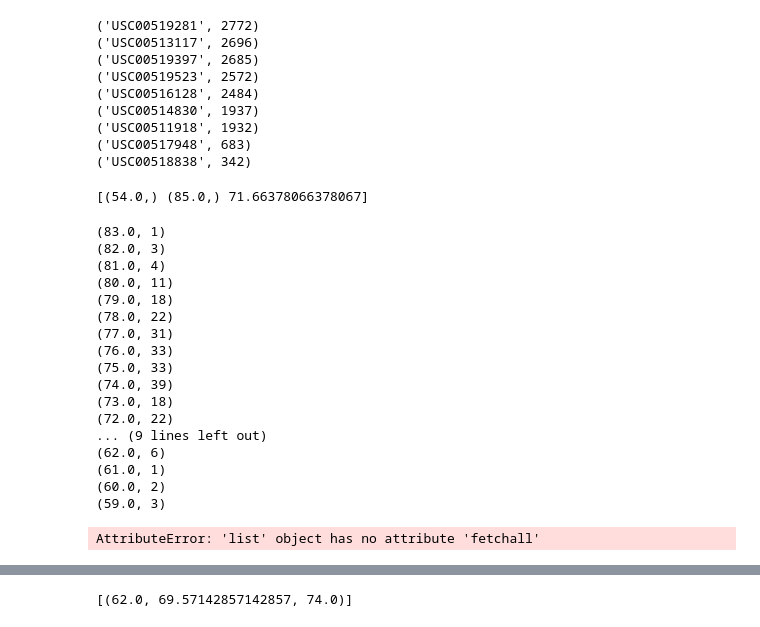
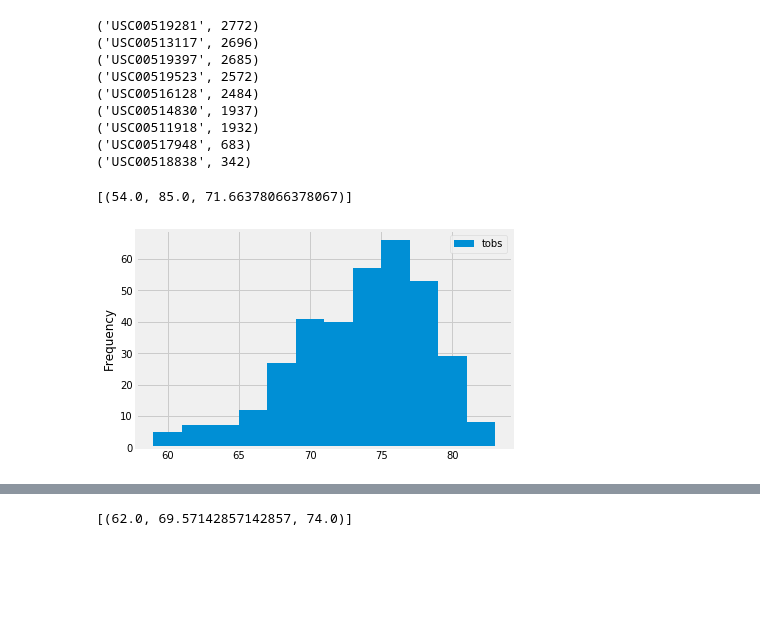
Before and after one commit to shidalgo12/SQL_Alchemy_Challenge, a Jupyter notebook: climate_starter.ipynb, the cells around one changed output, grey strips where cells are left out. Cells and saved outputs as stored; diff of their text form; code cells hidden in the pictures; blank space fills up the shorter version.

```diff
--- a/climate_starter.ipynb
+++ b/climate_starter.ipynb
@@ -154,43 +165,28 @@ for station in active_stations:
 # Using the station id from the previous query, calculate the lowest temperature recorded,
 # highest temperature recorded, and average temperature of the most active station?
 
-lowest_temp = session.query(Measurement.tobs).filter(Measurement.station =='USC00519281').order_by(Measurement.tobs.asc()).first()
-highest_temp = session.query(Measurement.tobs).filter(Measurement.station =='USC00519281').order_by(Measurement.tobs.desc()).first()
+lowest_temp = session.query(func.min(Measurement.tobs).label('min')).filter(Measurement.station =='USC00519281').order_by(Measurement.tobs.asc()).scalar()
+highest_temp = session.query(func.max(Measurement.tobs).label('max')).filter(Measurement.station =='USC00519281').order_by(Measurement.tobs.asc()).scalar()
 avg_temp = session.query(func.avg(Measurement.tobs).label('average')).filter(Measurement.station =='USC00519281').scalar()
 
-print(f"[{lowest_temp} {highest_temp} {avg_temp}]")
+print(f"[({lowest_temp}, {highest_temp}, {avg_temp})]")
 # %% [output]
-[(54.0,) (85.0,) 71.66378066378067]
+[(54.0, 85.0, 71.66378066378067)]
 # %%
 # Query the last 12 months of temperature observation data for station with the highest number of observations
 
-# Select the tobs "columns", filter the last twelve months of data, filter station with the highest number of observations
-station_tobs = session.query(Measurement.tobs, func.count(Measurement.tobs)).filter(Measurement.station =='USC00519281').filter(Measurement.date.between('2016-08-23', '2017-08-23')).group_by(Measurement.tobs).order_by((Measurement.tobs).desc()).all()
-for temps in station_tobs:
-    print(temps)
+# Calculate tobs frequencies: Select the tobs "column", filter the last twelve months of data, filter station with the highest number of observations
+station_tobs = session.query(Measurement.tobs).filter(Measurement.station =='USC00519281').filter(Measurement.date.between('2016-08-23', '2017-08-23')).all()
+# for temps in station_tobs:
+#     print(temps)
 
-# Save the query results as a Pandas DataFrame
-# station_tobs_df = pd.DataFrame(station_tobs.fetchall())
-# station_tobs_df
+df = pd.DataFrame(station_tobs, columns= ['tobs'])
+df.plot.hist(bins=12)
+
+plt.savefig('tobs.png')
+plt.show()
 # %% [output]
-(83.0, 1)
-(82.0, 3)
-(81.0, 4)
-(80.0, 11)
-(79.0, 18)
-(78.0, 22)
-(77.0, 31)
-(76.0, 33)
-(75.0, 33)
-(74.0, 39)
-(73.0, 18)
-(72.0, 22)
-... (9 lines left out)
-(62.0, 6)
-(61.0, 1)
-(60.0, 2)
-(59.0, 3)
-AttributeError: 'list' object has no attribute 'fetchall'
+[figure, added]
 # %%
 # plot the results as a histogram
 # https://matplotlib.org/api/_as_gen/matplotlib.pyplot.hist.html
```
Also changed, not shown: parts of 4 cells of this notebook, 4 other files.
